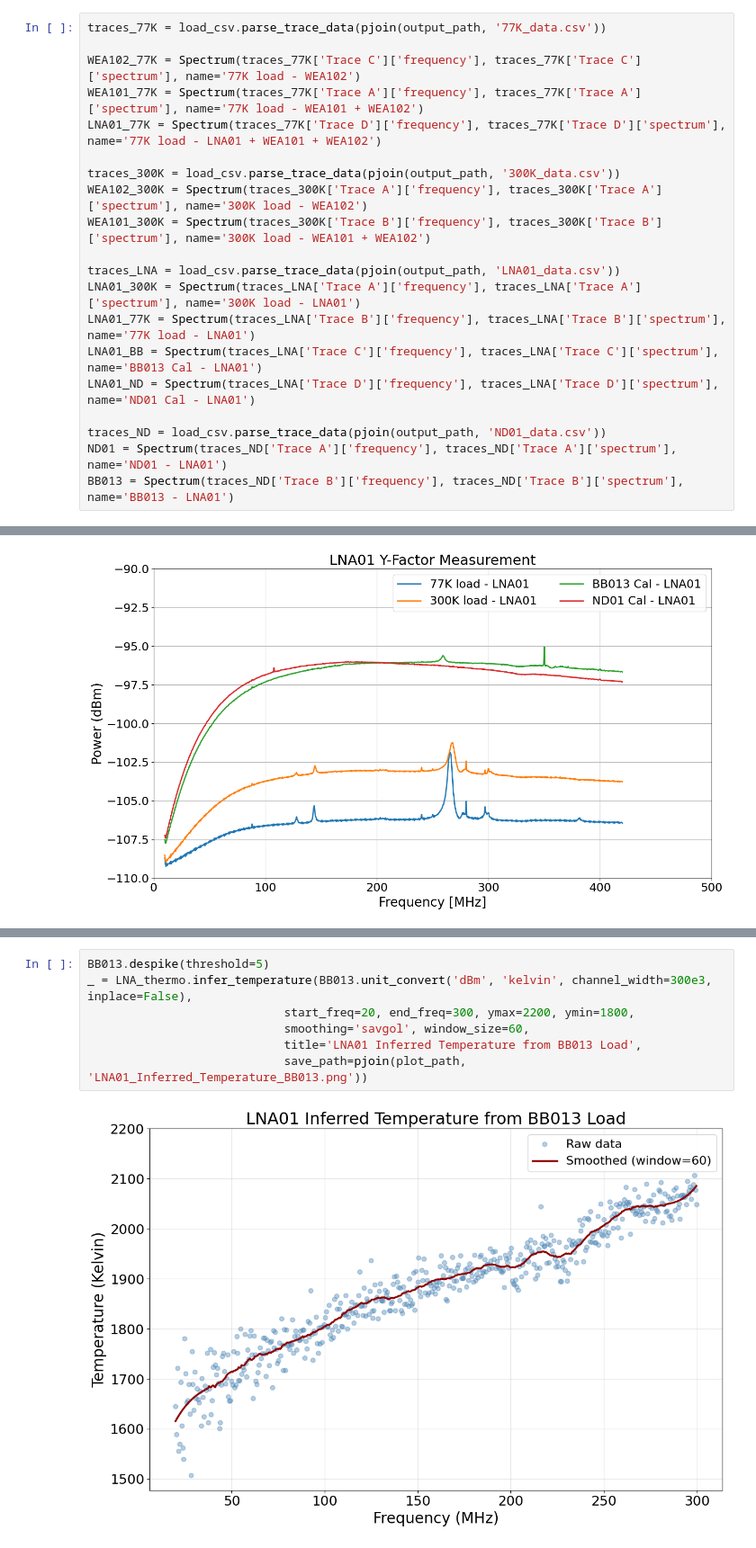
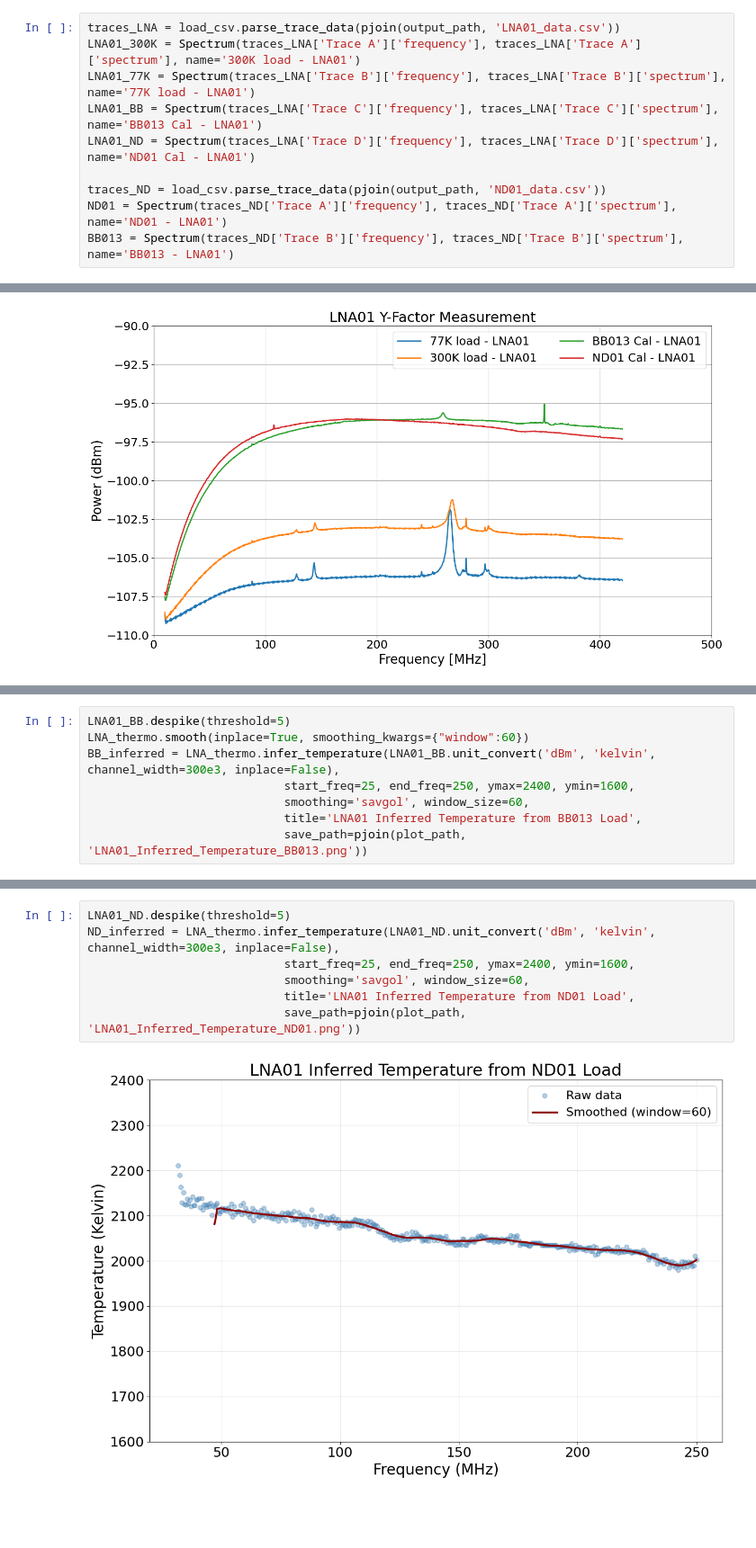
Before and after one commit to alhosani-abdulla/Highz-EXP, a Jupyter notebook: notebooks/Y_factor.ipynb, the cells around one changed output, grey strips where cells are left out. Shown at 90% size. Cells and saved outputs as stored; diff of their text form; blank space fills up the shorter version.

```diff
--- a/notebooks/Y_factor.ipynb
+++ b/notebooks/Y_factor.ipynb
@@ -60,16 +60,6 @@ Split complete:
   Header file: /Users/yuntongzhou/Desktop/High-Z/SA_Measurements/Processed/ND01_header.csv (30 rows)
   Data file: /Users/yuntongzhou/Desktop/High-Z/SA_Measurements/Processed/ND01_data.csv (755 rows)
 # %%
-traces_77K = load_csv.parse_trace_data(pjoin(output_path, '77K_data.csv'))
-
-WEA102_77K = Spectrum(traces_77K['Trace C']['frequency'], traces_77K['Trace C']['spectrum'], name='77K load - WEA102')
-WEA101_77K = Spectrum(traces_77K['Trace A']['frequency'], traces_77K['Trace A']['spectrum'], name='77K load - WEA101 + WEA102')
-LNA01_77K = Spectrum(traces_77K['Trace D']['frequency'], traces_77K['Trace D']['spectrum'], name='77K load - LNA01 + WEA101 + WEA102')
-
-traces_300K = load_csv.parse_trace_data(pjoin(output_path, '300K_data.csv'))
-WEA102_300K = Spectrum(traces_300K['Trace A']['frequency'], traces_300K['Trace A']['spectrum'], name='300K load - WEA102')
-WEA101_300K = Spectrum(traces_300K['Trace B']['frequency'], traces_300K['Trace B']['spectrum'], name='300K load - WEA101 + WEA102')
-
 traces_LNA = load_csv.parse_trace_data(pjoin(output_path, 'LNA01_data.csv'))
 LNA01_300K = Spectrum(traces_LNA['Trace A']['frequency'], traces_LNA['Trace A']['spectrum'], name='300K load - LNA01')
 LNA01_77K = Spectrum(traces_LNA['Trace B']['frequency'], traces_LNA['Trace B']['spectrum'], name='77K load - LNA01')
@@ -143,0 +133,8 @@ LNA_thermo.plot_temps(LNA_thermo.f/1e6, [LNA_thermo.T_sys], labels=['LNA01 T_sys
+# %%
+LNA01_BB.despike(threshold=5)
+LNA_thermo.smooth(inplace=True, smoothing_kwargs={"window":60})
+BB_inferred = LNA_thermo.infer_temperature(LNA01_BB.unit_convert('dBm', 'kelvin', channel_width=300e3, inplace=False),
+                            start_freq=25, end_freq=250, ymax=2400, ymin=1600,
+                            smoothing='savgol', window_size=60,
+                            title='LNA01 Inferred Temperature from BB013 Load',
+                            save_path=pjoin(plot_path, 'LNA01_Inferred_Temperature_BB013.png'))
@@ -144,9 +143,9 @@ LNA_thermo.plot_temps(LNA_thermo.f/1e6, [LNA_thermo.T_sys], labels=['LNA01 T_sys
 # %%
-BB013.despike(threshold=5)
-_ = LNA_thermo.infer_temperature(BB013.unit_convert('dBm', 'kelvin', channel_width=300e3, inplace=False),
-                            start_freq=20, end_freq=300, ymax=2200, ymin=1800,
+LNA01_ND.despike(threshold=5)
+ND_inferred = LNA_thermo.infer_temperature(LNA01_ND.unit_convert('dBm', 'kelvin', channel_width=300e3, inplace=False),
+                            start_freq=25, end_freq=250, ymax=2400, ymin=1600,
                             smoothing='savgol', window_size=60,
-                            title='LNA01 Inferred Temperature from BB013 Load',
-                            save_path=pjoin(plot_path, 'LNA01_Inferred_Temperature_BB013.png'))
+                            title='LNA01 Inferred Temperature from ND01 Load',
+                            save_path=pjoin(plot_path, 'LNA01_Inferred_Temperature_ND01.png'))
 # %% [output]
-[figure, old version]
+[figure, new version]
```
Also changed, not shown: parts of 8 cells of this notebook, 3 other files.
